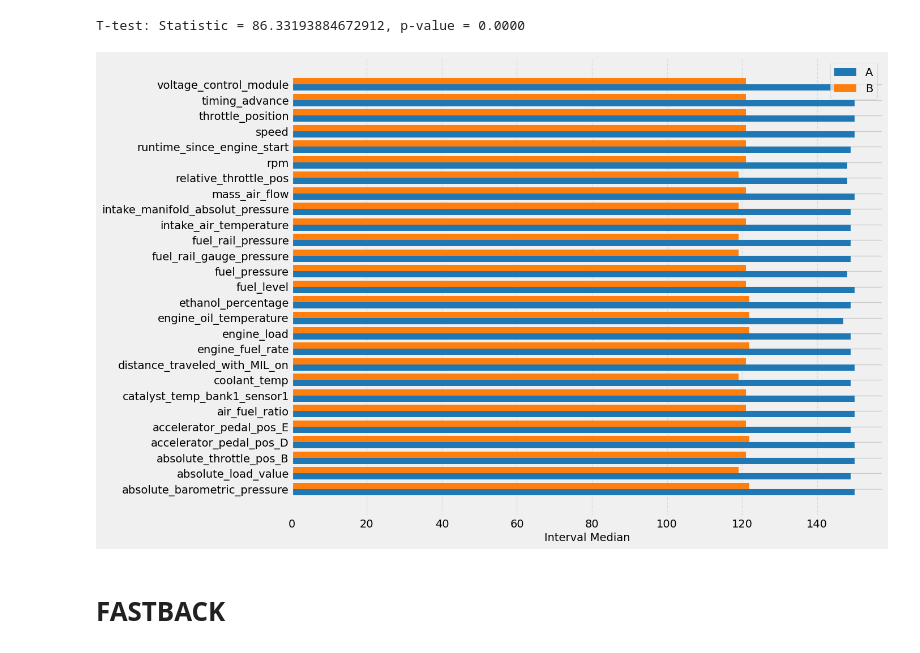
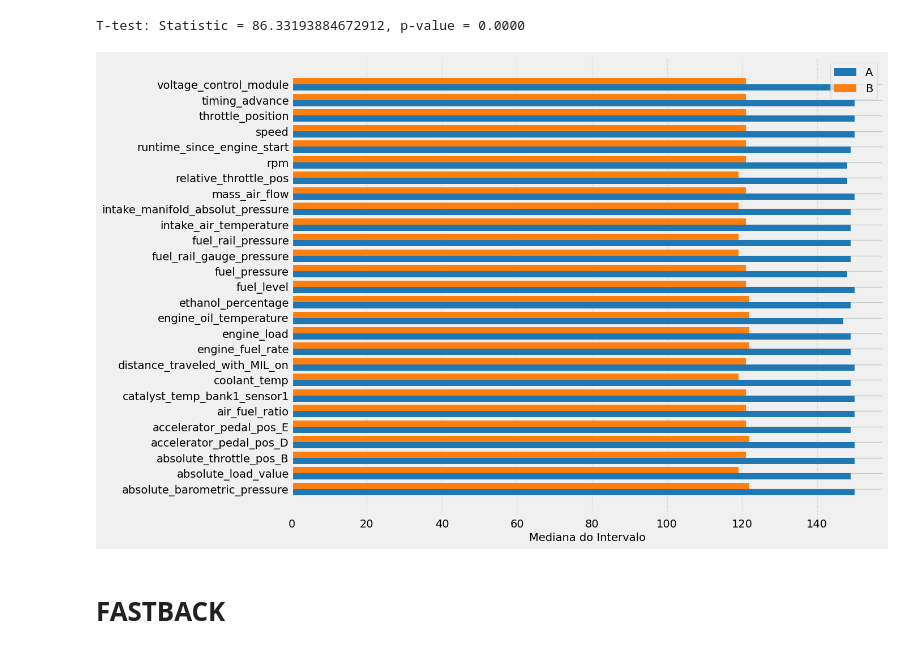
Before and after one commit to conect2ai/SBRC2025-App2Car, a Jupyter notebook: analysis.ipynb, the cells around one changed output. Cells and saved outputs as stored; diff of their text form; code cells hidden in the pictures.

```diff
--- a/analysis.ipynb
+++ b/analysis.ipynb
@@ -370,28 +362,28 @@ T-test: Statistic = 86.33193884672912, p-value = 0.0000
 # %%
 groupby_fit_a = fit_a.groupby("CommandSent")["Interval"].median().sort_index()
 groupby_fit_b = fit_b.groupby("CommandSent")["Interval"].median().sort_index()
 
 df_combined = pd.DataFrame({
     "Polo A": groupby_fit_a,
     "Polo B": groupby_fit_b
 }).dropna()
 
 x = np.arange(len(df_combined))
 width = 0.4
 
 plt.figure(figsize=(12, 10))
 
 plt.barh(x - width/2, df_combined["Polo A"], width, label="A", color="#1f77b4")
 plt.barh(x + width/2, df_combined["Polo B"], width, label="B", color="#ff7f0e")
 
 plt.yticks(x, df_combined.index)
-plt.xlabel("Interval Median", fontsize=14)
+plt.xlabel("Mediana do Intervalo", fontsize=14)
 plt.legend()
 plt.grid(axis="x", linestyle="--", alpha=0.5)
 
 plt.show()
 # %% [output]
-[figure, old version]
+[figure, new version]
 # %% [markdown]
 # FASTBACK
 # %% [markdown]
```
Also changed, not shown: parts of 27 cells of this notebook, 2 other files.
